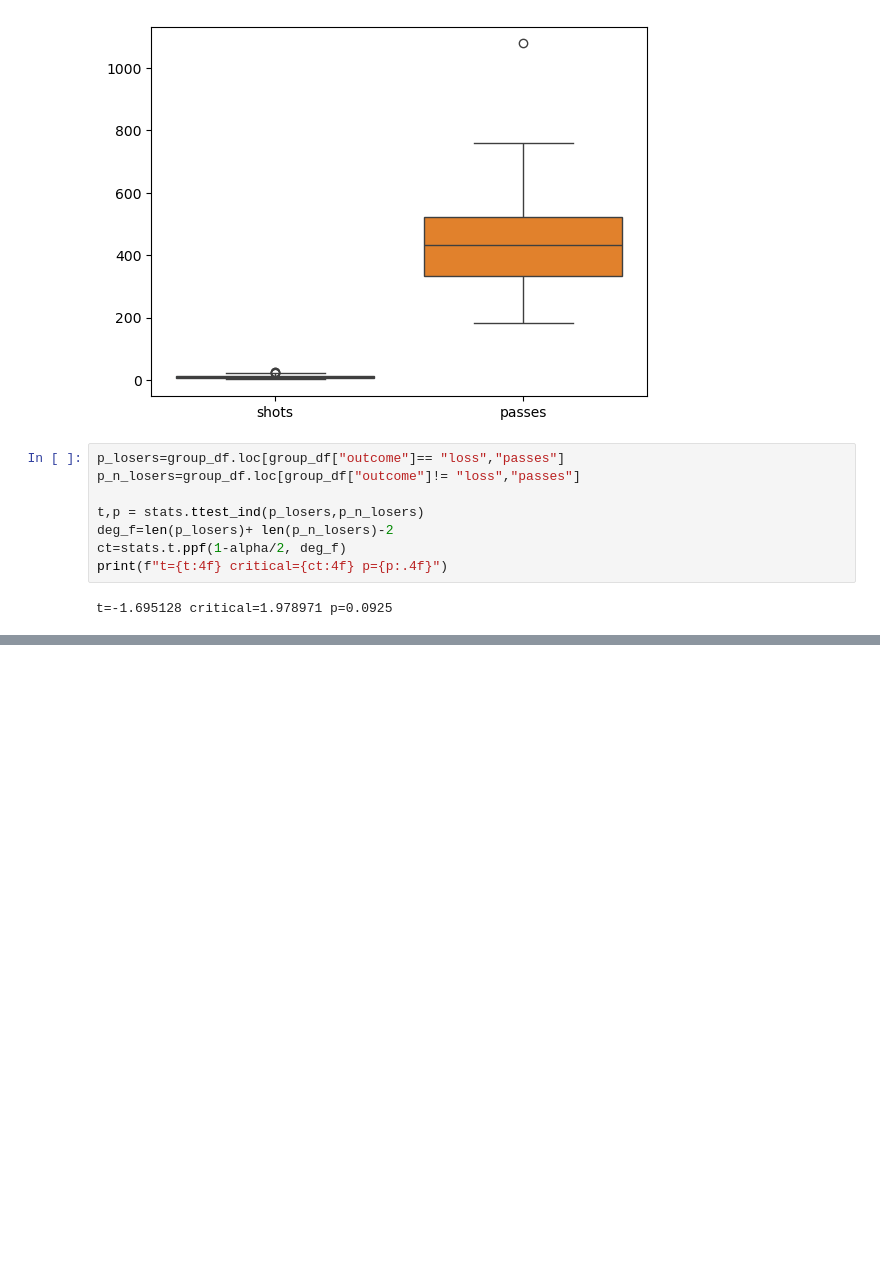
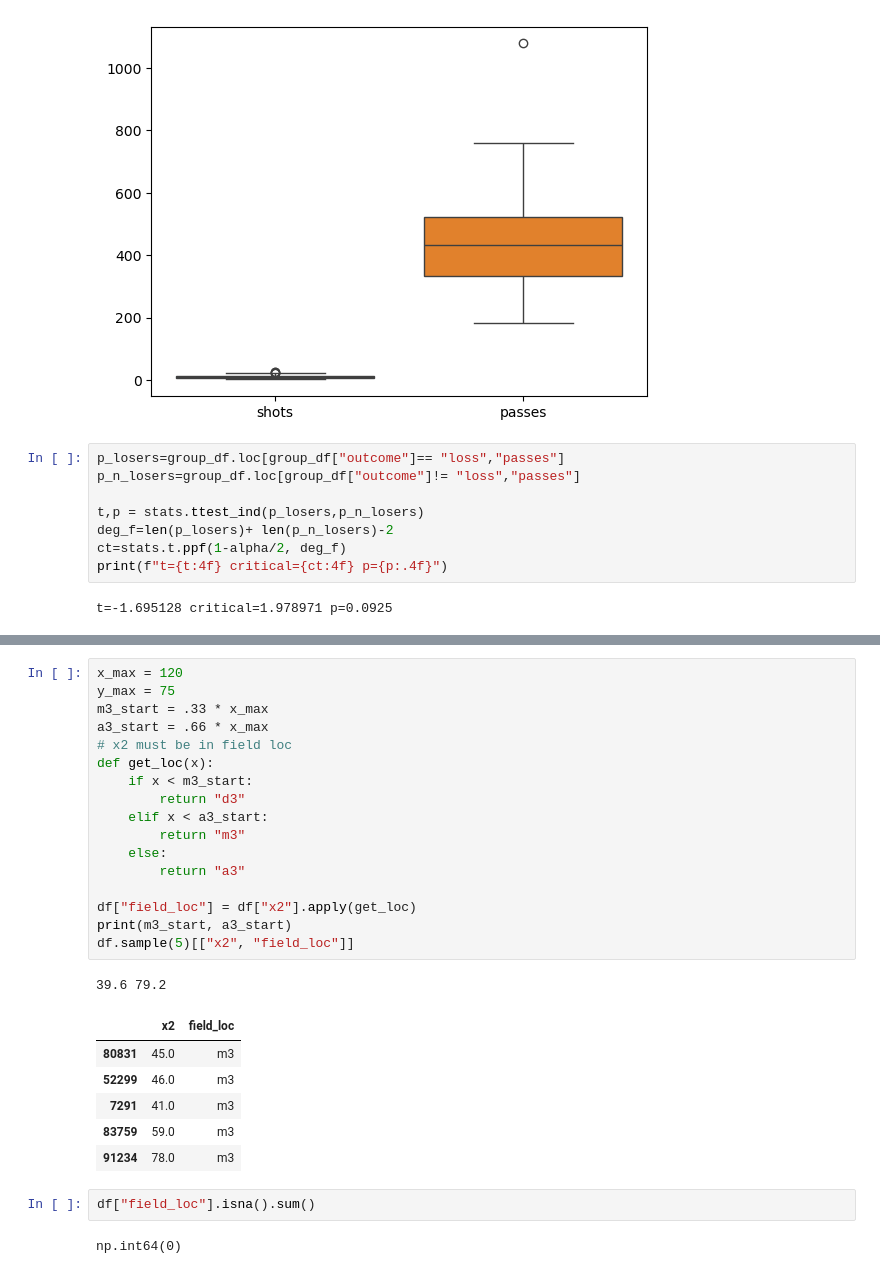
Before and after one commit to darlenerecinos/classwork, a Jupyter notebook: w14.1-exploring-problems.ipynb, the cells around one changed output, grey strips where cells are left out. Drawn from its saved outputs; the diff is of its cells as text; blank space fills up the shorter version.

```diff
--- a/w14.1-exploring-problems.ipynb
+++ b/w14.1-exploring-problems.ipynb
@@ -138,0 +188,29 @@ t=-1.695128 critical=1.978971 p=0.0925
+# %%
+x_max = 120
+y_max = 75
+m3_start = .33 * x_max
+a3_start = .66 * x_max
+# x2 must be in field loc
+def get_loc(x):
+    if x < m3_start:
+        return "d3"
+    elif x < a3_start:
+        return "m3"
+    else:
+        return "a3"
+
+df["field_loc"] = df["x2"].apply(get_loc)
+print(m3_start, a3_start)
+df.sample(5)[["x2", "field_loc"]]
+# %% [output]
+39.6 79.2
+|  | x2 | field_loc |
+| 80831 | 45.0 | m3 |
+| 52299 | 46.0 | m3 |
+| 7291 | 41.0 | m3 |
+| 83759 | 59.0 | m3 |
+| 91234 | 78.0 | m3 |
+# %%
+df["field_loc"].isna().sum()
+# %% [output]
+np.int64(0)
```
Also changed, not shown: parts of 6 cells of this notebook, 2 other files.
